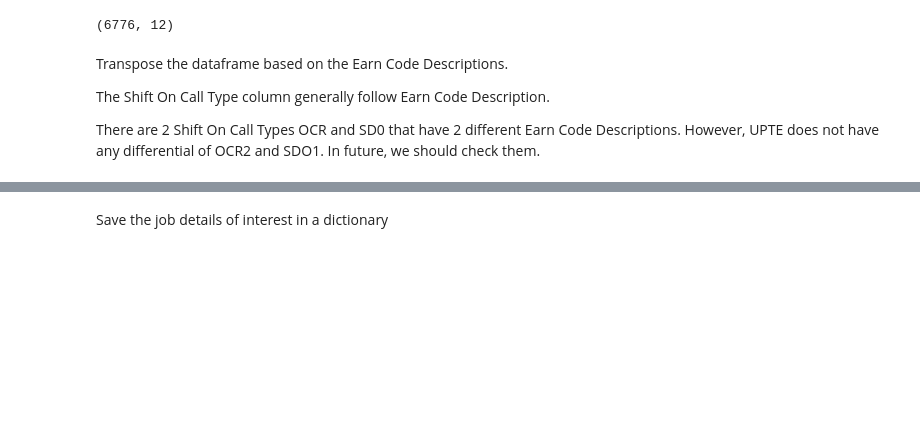
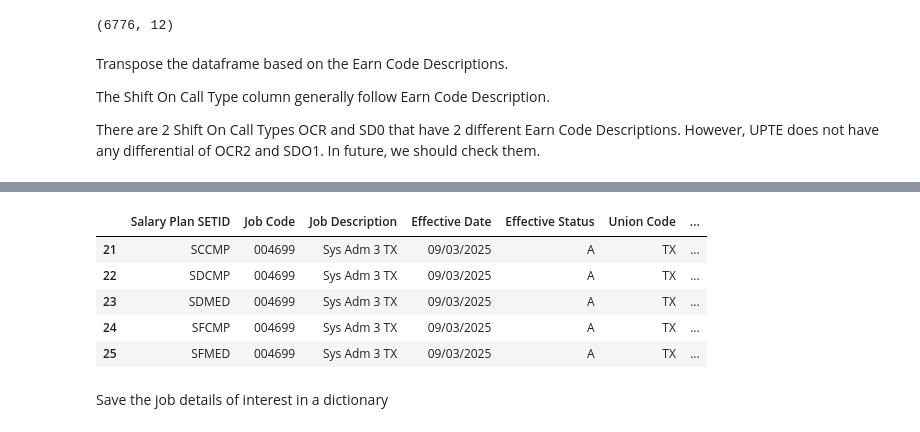
Before and after one commit to tougheye/Data_processing, a Jupyter notebook: UPTE_Payscale_TCS.ipynb, the cells around one changed output, grey strips where cells are left out. Drawn from its saved outputs; the diff is of its cells as text; code cells hidden in the pictures; blank space fills up the shorter version.

```diff
--- a/UPTE_Payscale_TCS.ipynb
+++ b/UPTE_Payscale_TCS.ipynb
@@ -268,3 +304,13 @@ upte_differential_transposed_df.head()
+# %%
+upte_differential_transposed_df = pd.concat([upte_differential_transposed_df, tx_oncall_df])
+upte_differential_transposed_df.tail()
+# %% [output]
+|  | Salary Plan SETID | Job Code | Job Description | Effective Date | Effective Status | Union Code | ... |
+| 21 | SCCMP | 004699 | Sys Adm 3 TX | 09/03/2025 | A | TX | ... |
+| 22 | SDCMP | 004699 | Sys Adm 3 TX | 09/03/2025 | A | TX | ... |
+| 23 | SDMED | 004699 | Sys Adm 3 TX | 09/03/2025 | A | TX | ... |
+| 24 | SFCMP | 004699 | Sys Adm 3 TX | 09/03/2025 | A | TX | ... |
+| 25 | SFMED | 004699 | Sys Adm 3 TX | 09/03/2025 | A | TX | ... |
 # %% [markdown]
 Save the job details of interest in a dictionary
 # %% [markdown]
```
Also changed, not shown: parts of 3 cells of this notebook.
